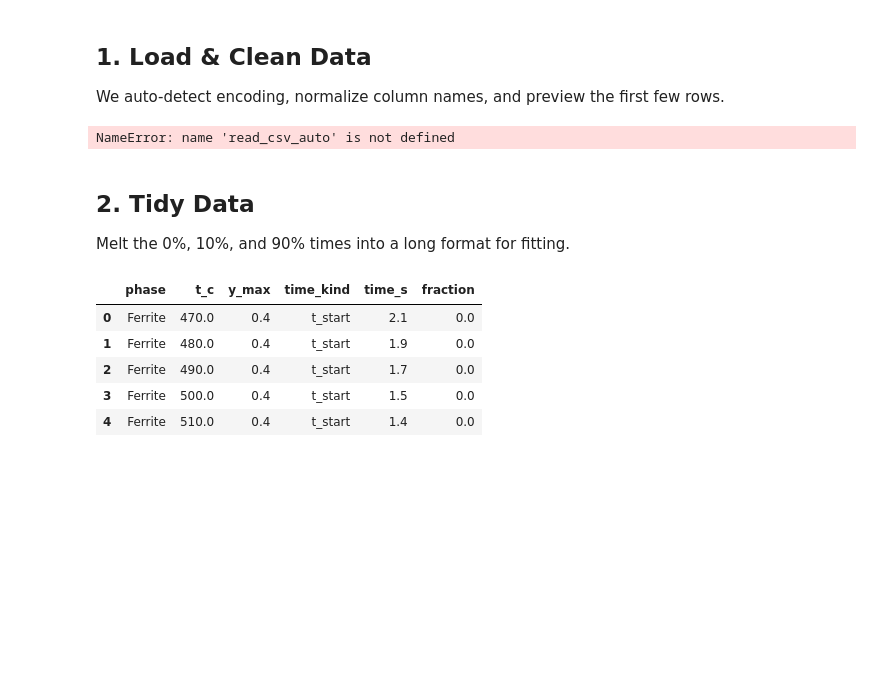
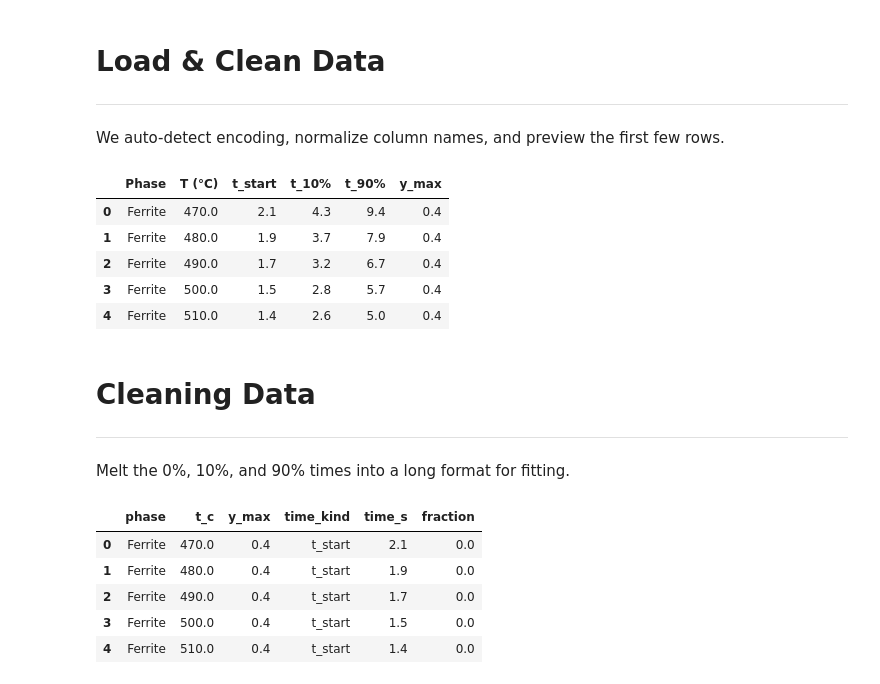
Before and after one commit to Akash-D-wivedi/phase-transformation-jmak, a Jupyter notebook: notebooks/analysis.ipynb, the cells around one changed output. Cells and saved outputs as stored; diff of their text form; code cells hidden in the pictures; blank space fills up the shorter version.

```diff
--- a/notebooks/analysis.ipynb
+++ b/notebooks/analysis.ipynb
@@ -19,24 +34,39 @@ from scipy.optimize import least_squares, curve_fit
 from sklearn.gaussian_process import GaussianProcessRegressor
 from sklearn.gaussian_process.kernels import RBF, ConstantKernel as C
 from pathlib import Path
-import chardet, re, unicodedata, warnings
+import warnings
 
-# Paths
-DATA_DIR = Path("../data")
-CSV_FILE = DATA_DIR / "TTT_data_Steel.csv"
+# Points per synthetic curve, GP length‐scale, gas constant
+LOGPOINTS = 50
+GP_LSCALE = 100.0
+R_CONST   = 8.314  # J/(mol·K)
+
+# Paths (relative now that we're inside the cloned repo)
+DATA_DIR  = Path("data")
+CSV_FILE  = DATA_DIR / "TTT data_Steel.csv"
+OUT_XLSX  = DATA_DIR / "TTT-synthetic.xlsx"
 # %% [markdown]
-## 1. Load & Clean Data
-
+# **Load & Clean Data**
+---
 We auto-detect encoding, normalize column names, and preview the first few rows.
-# %%
-# (Insert read_csv_auto + normalize_cols helper here)
-df_raw = read_csv_auto(CSV_FILE)
-df_raw = normalize_cols(df_raw)
-df_raw.head()
-# %% [output]
-NameError: name 'read_csv_auto' is not defined
+# %%
+# If encoding errors, uncomment and adjust encoding="ISO-8859-9"
+df_raw = pd.read_csv(CSV_FILE)
+df_raw.head()
+# %% [output]
+|  | Phase | T (°C) | t_start | t_10% | t_90% | y_max |
+| 0 | Ferrite | 470.0 | 2.1 | 4.3 | 9.4 | 0.4 |
+| 1 | Ferrite | 480.0 | 1.9 | 3.7 | 7.9 | 0.4 |
+| 2 | Ferrite | 490.0 | 1.7 | 3.2 | 6.7 | 0.4 |
+| 3 | Ferrite | 500.0 | 1.5 | 2.8 | 5.7 | 0.4 |
+| 4 | Ferrite | 510.0 | 1.4 | 2.6 | 5.0 | 0.4 |
 # %% [markdown]
-## 2. Tidy Data
+# **Cleaning Data**
+
+
+---
+
+
 
 Melt the 0%, 10%, and 90% times into a long format for fitting.
 # %%
```
Also changed, not shown: parts of 19 cells of this notebook.
